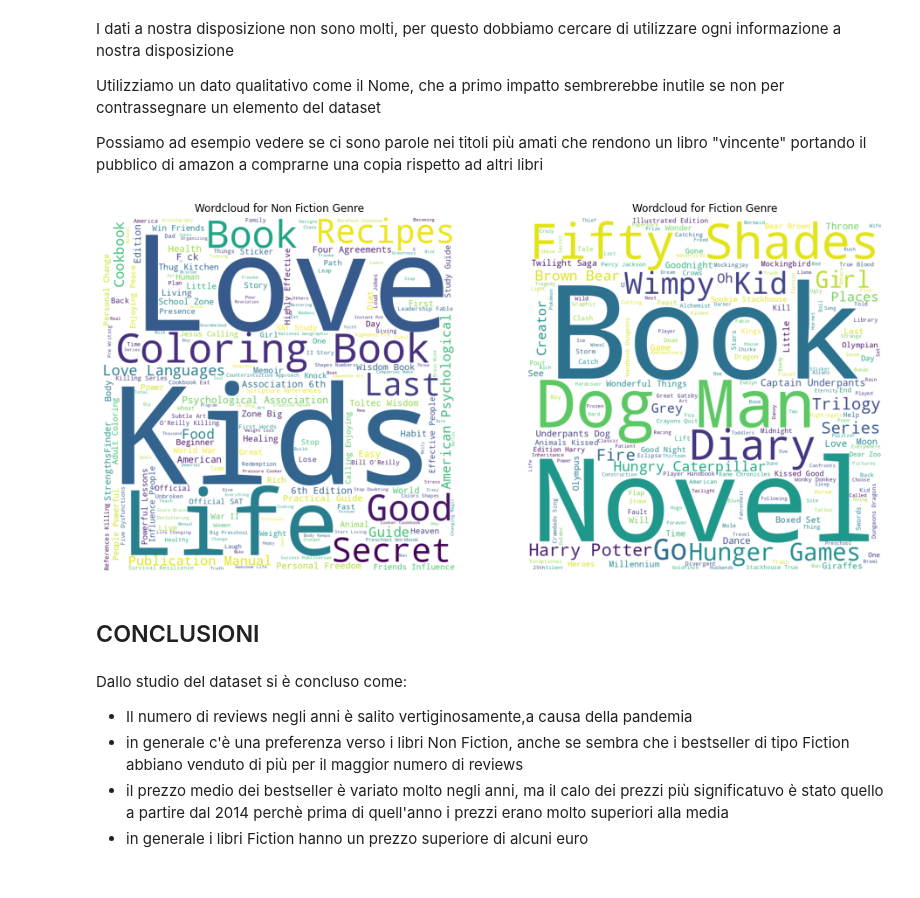
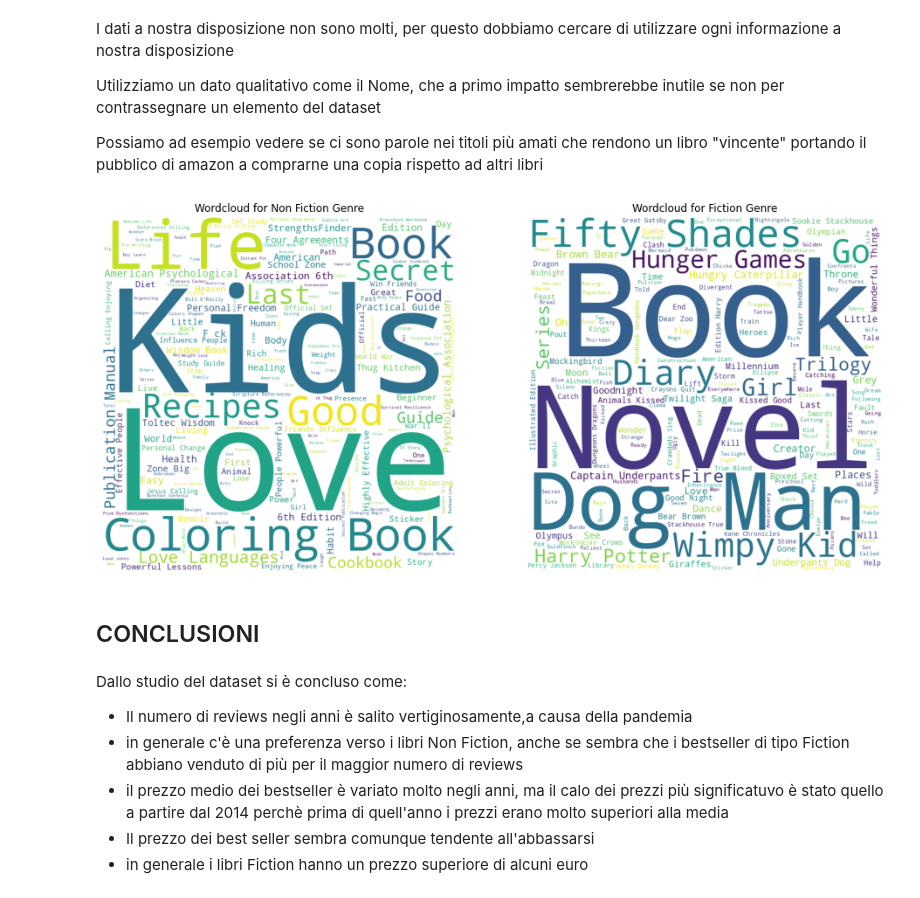
Before and after one commit to Nenne2000/BestSellerAmazon_Notebook, a Jupyter notebook: Notebook.ipynb, the cells around one changed output. Drawn from its saved outputs; the diff is of its cells as text; code cells hidden in the pictures.

```diff
--- a/Notebook.ipynb
+++ b/Notebook.ipynb
@@ -476,21 +527,20 @@ Utilizziamo un dato qualitativo come il Nome, che a primo impatto sembrerebbe in
 
 Possiamo ad esempio vedere se ci sono parole nei titoli più amati che rendono un libro "vincente" portando il pubblico di amazon a comprarne una copia rispetto ad altri libri
 # %%
-from wordcloud import WordCloud # wordcloud
 fig, ax = plt.subplots(1, 2, figsize=(16,16))# plotting two subplots
 fict = WordCloud(background_color='white',width=800, height=800).generate(' '.join(book['Name'][book['Genre']=='Non Fiction']))
 non_fict= WordCloud(background_color='white',width=800, height=800).generate(' '.join(book['Name'][book['Genre']=='Fiction']))
-ax[0].imshow(wordcloud)
+ax[0].imshow(fict)
 ax[0].axis('off')
 ax[0].set_title('Wordcloud for Non Fiction Genre')
 
-ax[1].imshow(wordcloud2)
+ax[1].imshow(non_fict)
 ax[1].axis('off')
 ax[1].set_title('Wordcloud for Fiction Genre')
 
 plt.show()
 # %% [output]
-[figure, old version]
+[figure, new version]
 # %% [markdown]
 ## CONCLUSIONI
 # %% [markdown]
@@ -498,4 +548,5 @@ Dallo studio del dataset si è concluso come:
 + Il numero di reviews negli anni è salito vertiginosamente,a causa della pandemia
 + in generale c'è una preferenza verso i libri Non Fiction, anche se sembra che i bestseller di tipo Fiction abbiano venduto di più per il maggior numero di reviews
 + il prezzo medio dei bestseller è variato molto negli anni, ma il calo dei prezzi più significatuvo è stato quello a partire dal 2014 perchè prima di quell'anno i prezzi erano molto superiori alla media
++ Il prezzo dei best seller sembra comunque tendente all'abbassarsi
 + in generale i libri Fiction hanno un prezzo superiore di alcuni euro
```
Also changed, not shown: parts of 20 cells of this notebook.
